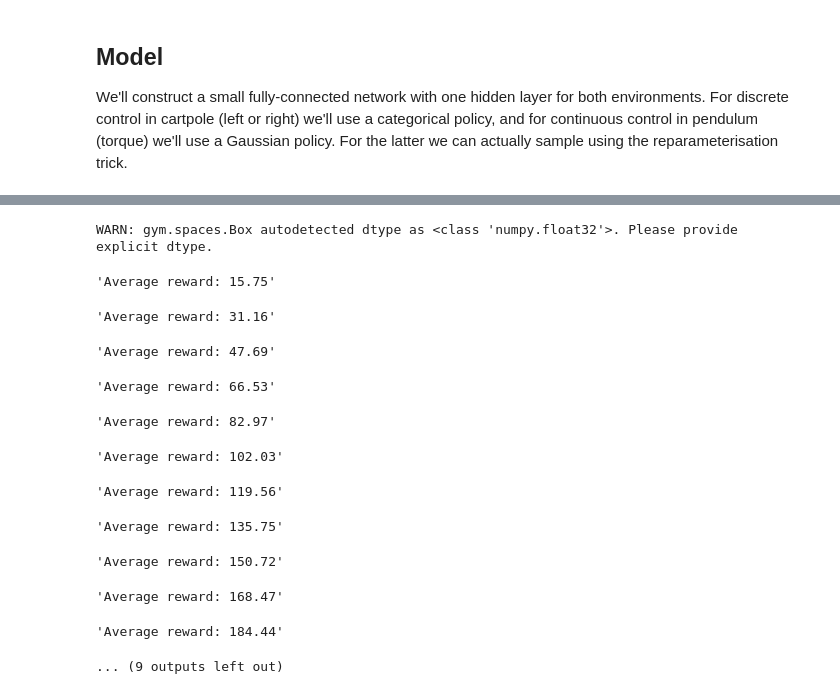
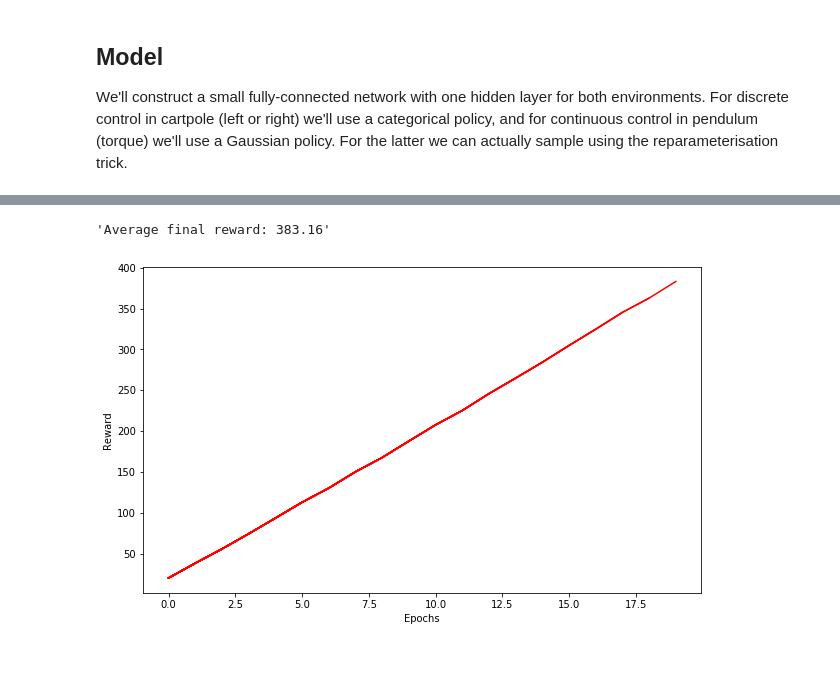
Before and after one commit to pukkapies/dl-imperial-maths, a Jupyter notebook: pytorch-tutorial/5. Discrete and Continuous Control with A2C.ipynb, the cells around one changed output, grey strips where cells are left out. Drawn from its saved outputs; the diff is of its cells as text; code cells hidden in the pictures; blank space fills up the shorter version.

```diff
--- a/pytorch-tutorial/5. Discrete and Continuous Control with A2C.ipynb
+++ b/pytorch-tutorial/5. Discrete and Continuous Control with A2C.ipynb
@@ -83,11 +81,7 @@ class A2C(nn.Module):
         super().__init__()
         self.env = env
         self.fc1 = nn.Linear(obs_size, 32)
-        if env == 'cartpole':
-            self.fc2 = nn.Linear(32, 1 + 2)
-        elif env == 'pendulum':
-            self.fc2 = nn.Linear(32, 1 + 1)
-            self.policy_std_dev = nn.Parameter(torch.zeros(1, 1))
+        self.fc2 = nn.Linear(32, 1 + 2)
 
     def forward(self, obs):
         x = self.fc2(torch.tanh(self.fc1(obs)))
@@ -96,6 +90,6 @@ class A2C(nn.Module):
             policy = F.softmax(policy, dim=1)
             action = policy.multinomial(1).squeeze(1)
         elif self.env == 'pendulum':
-            policy = (policy, F.softplus(self.policy_std_dev))
-            action = policy[0] + policy[1] * torch.randn_like(policy[0])
+            policy = {'mean': policy[:, 0], 'var': F.softplus(policy[:, 1])}
+            action = policy['mean'] + policy['var'].sqrt() * torch.randn_like(policy['mean'])
         return action, policy, value
@@ -112,55 +116,57 @@ entropy_loss_weight = 0.01
 discount = 0.99
 epochs = 20
 rollouts = 32
-total_reward = 0
+total_reward, total_rewards = 0, []
+
+plt.figure(figsize=(epochs // 2, 6))
+plt.xlabel('Epochs')
+plt.ylabel('Reward')
 
 
 def obs_to_tensor(obs):
     return torch.tensor(obs, dtype=torch.float32).unsqueeze(0)
 
 
+def plot():
+    plt.plot(range(len(total_rewards)), total_rewards, 'r-')
+    clear_output(wait=True)
+    display(plt.gcf())
+
+
 optimiser.zero_grad()
 for _ in range(epochs):
     for _ in range(rollouts):
         obs, done = obs_to_tensor(env.reset()), False
-        values, log_probs, rewards, entropies = [], [], [], []
+        values, log_probs_action, rewards, entropies = [], [], [], []
         while not done:
             action, policy, value = agent(obs)
             obs, reward, done, _ = env.step(action.item())
             obs = obs_to_tensor(obs)
             total_reward += reward
 
             log_policy = policy.log()
+            log_prob_action = log_policy.gather(1, action.unsqueeze(1))
             entropy = -(log_policy * policy).sum(1)
             rewards.append(reward)
             values.append(value)
-            log_probs.append(log_policy.gather(1, action.unsqueeze(1)))
+            log_probs_action.append(log_prob_action)
             entropies.append(entropy)
 
-        R = torch.zeros(1, 1)
+        ep_return = torch.zeros(1, 1)
         trajectory_length = len(rewards)
         loss = 0
         for i in reversed(range(trajectory_length)):
-            R = rewards[i] + discount * R
-            A = R - values[i]
-            loss += value_loss_weight * A ** 2
-            loss -= log_probs[i] * A.detach()
+            ep_return = rewards[i] + discount * ep_return
+            advantage = ep_return - values[i]
+            loss += value_loss_weight * advantage ** 2
+            loss -= log_probs_action[i] * advantage.detach()
             loss -= entropy_loss_weight * entropies[i]
         loss.backward()
-    display('Average reward: %.2f' % (total_reward / rollouts))
+    total_rewards.append(total_reward / rollouts)
+    plot()
 
-env.close()
+clear_output(wait=True)
+display('Average final reward: %.2f' % total_rewards[-1])
 # %% [output]
-WARN: gym.spaces.Box autodetected dtype as <class 'numpy.float32'>. Please provide explicit dtype.
+'Average final reward: 383.16'
-'Average reward: 15.75'
-'Average reward: 31.16'
-'Average reward: 47.69'
-'Average reward: 66.53'
-'Average reward: 82.97'
-'Average reward: 102.03'
-'Average reward: 119.56'
-'Average reward: 135.75'
-'Average reward: 150.72'
-'Average reward: 168.47'
-'Average reward: 184.44'
-... (9 outputs left out)
+[figure, added]
```
Also changed, not shown: parts of 8 cells of this notebook, 2 other files.
